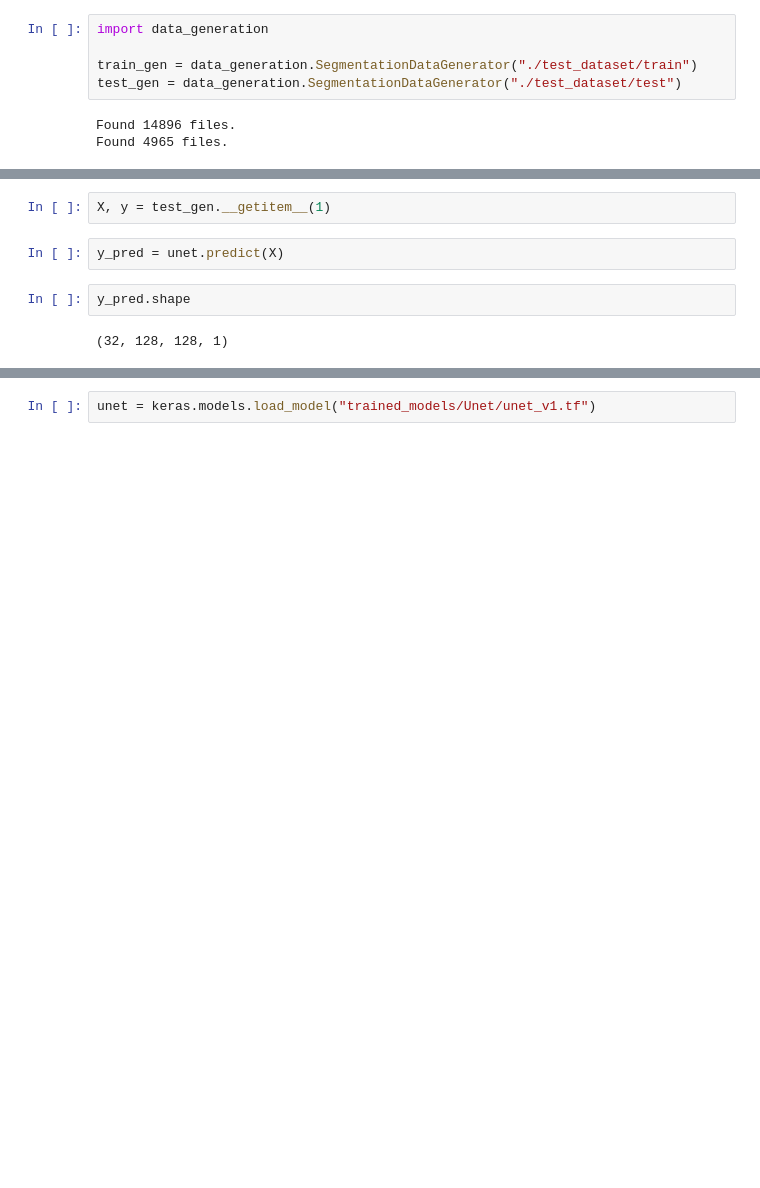
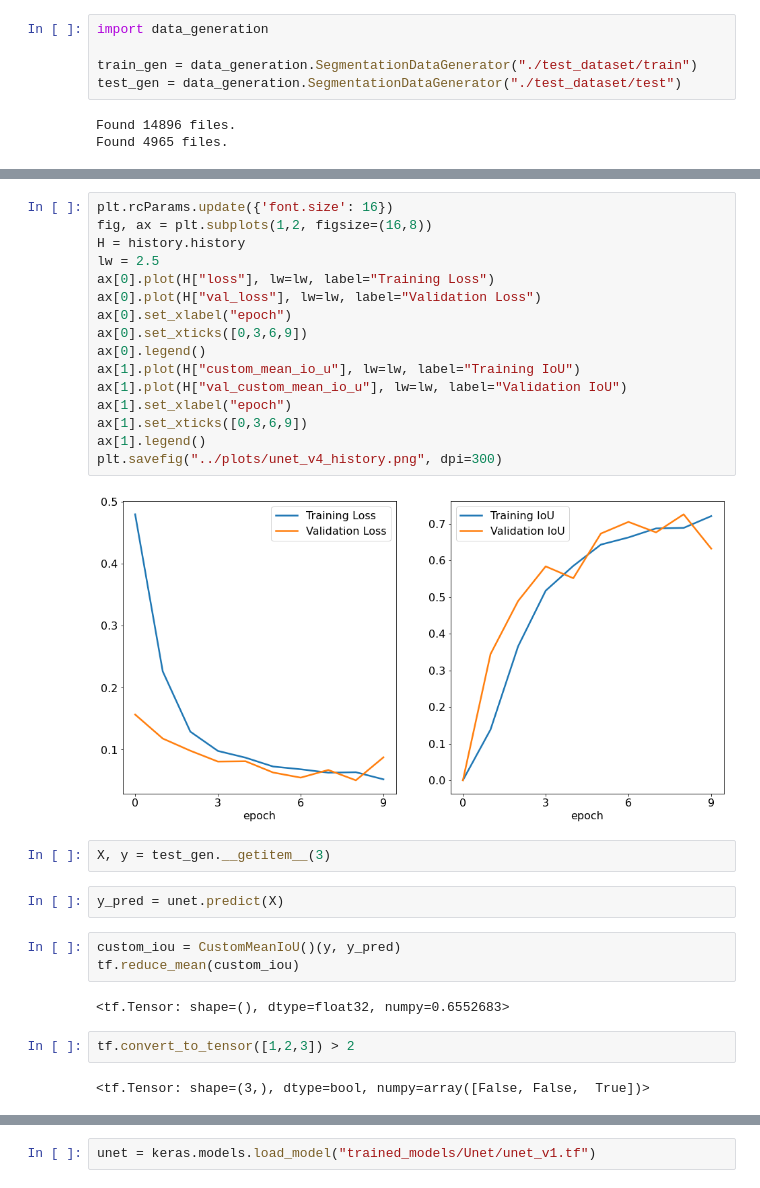
Before and after one commit to A-Stangeland/SolarDetection, a Jupyter notebook: unet_model.ipynb, the cells around one changed output, grey strips where cells are left out. Drawn from its saved outputs; the diff is of its cells as text; blank space fills up the shorter version.

```diff
--- a/unet_model.ipynb
+++ b/unet_model.ipynb
@@ -79,8 +120,31 @@ SyntaxError: closing parenthesis ']' does not match opening parenthesis '(' (Tem
+# %%
+plt.rcParams.update({'font.size': 16})
+fig, ax = plt.subplots(1,2, figsize=(16,8))
+H = history.history
+lw = 2.5
+ax[0].plot(H["loss"], lw=lw, label="Training Loss")
+ax[0].plot(H["val_loss"], lw=lw, label="Validation Loss")
+ax[0].set_xlabel("epoch")
+ax[0].set_xticks([0,3,6,9])
+ax[0].legend()
+ax[1].plot(H["custom_mean_io_u"], lw=lw, label="Training IoU")
+ax[1].plot(H["val_custom_mean_io_u"], lw=lw, label="Validation IoU")
+ax[1].set_xlabel("epoch")
+ax[1].set_xticks([0,3,6,9])
+ax[1].legend()
+plt.savefig("../plots/unet_v4_history.png", dpi=300)
+# %% [output]
+[figure, added]
 # %%
-X, y = test_gen.__getitem__(1)
+X, y = test_gen.__getitem__(3)
 # %%
 y_pred = unet.predict(X)
-# %%
-y_pred.shape
-# %% [output]
-(32, 128, 128, 1)
+# %%
+custom_iou = CustomMeanIoU()(y, y_pred)
+tf.reduce_mean(custom_iou)
+# %% [output]
+<tf.Tensor: shape=(), dtype=float32, numpy=0.6552683>
+# %%
+tf.convert_to_tensor([1,2,3]) > 2
+# %% [output]
+<tf.Tensor: shape=(3,), dtype=bool, numpy=array([False, False,  True])>
```
Also changed, not shown: parts of 9 cells of this notebook.
